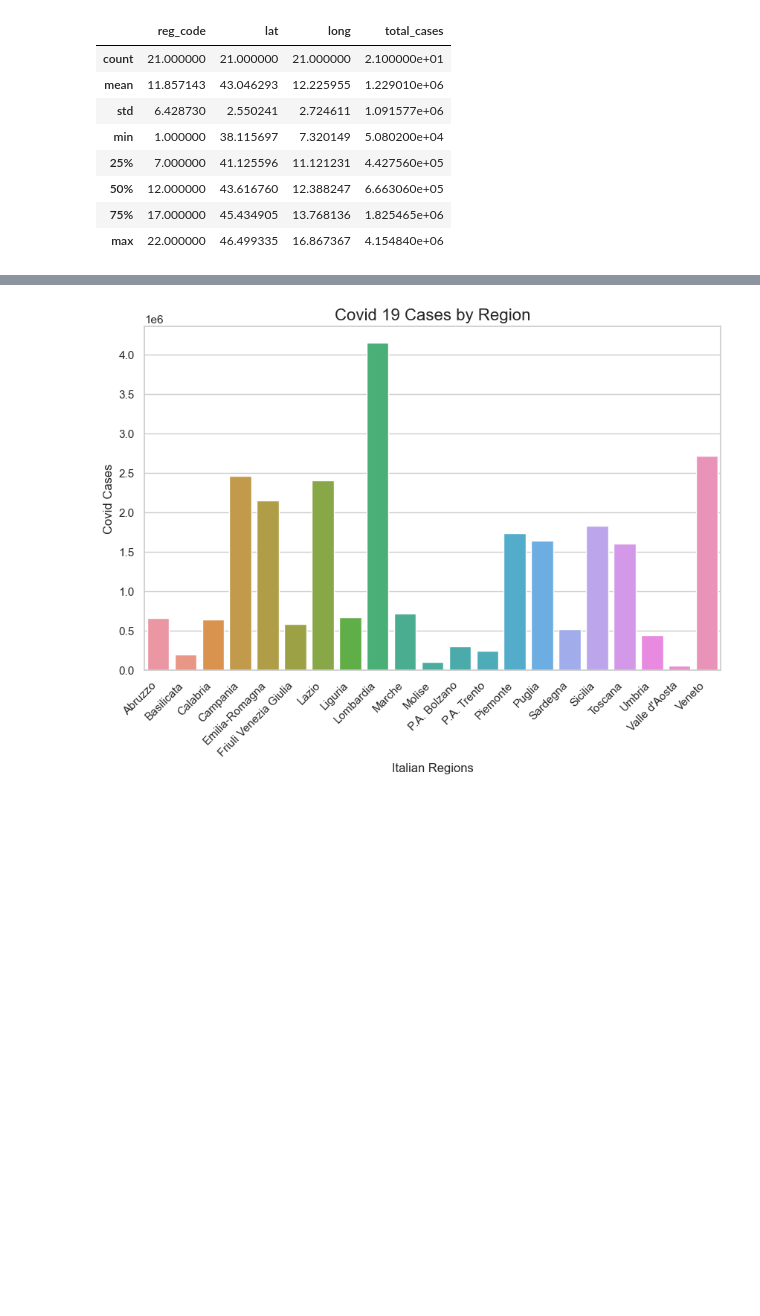
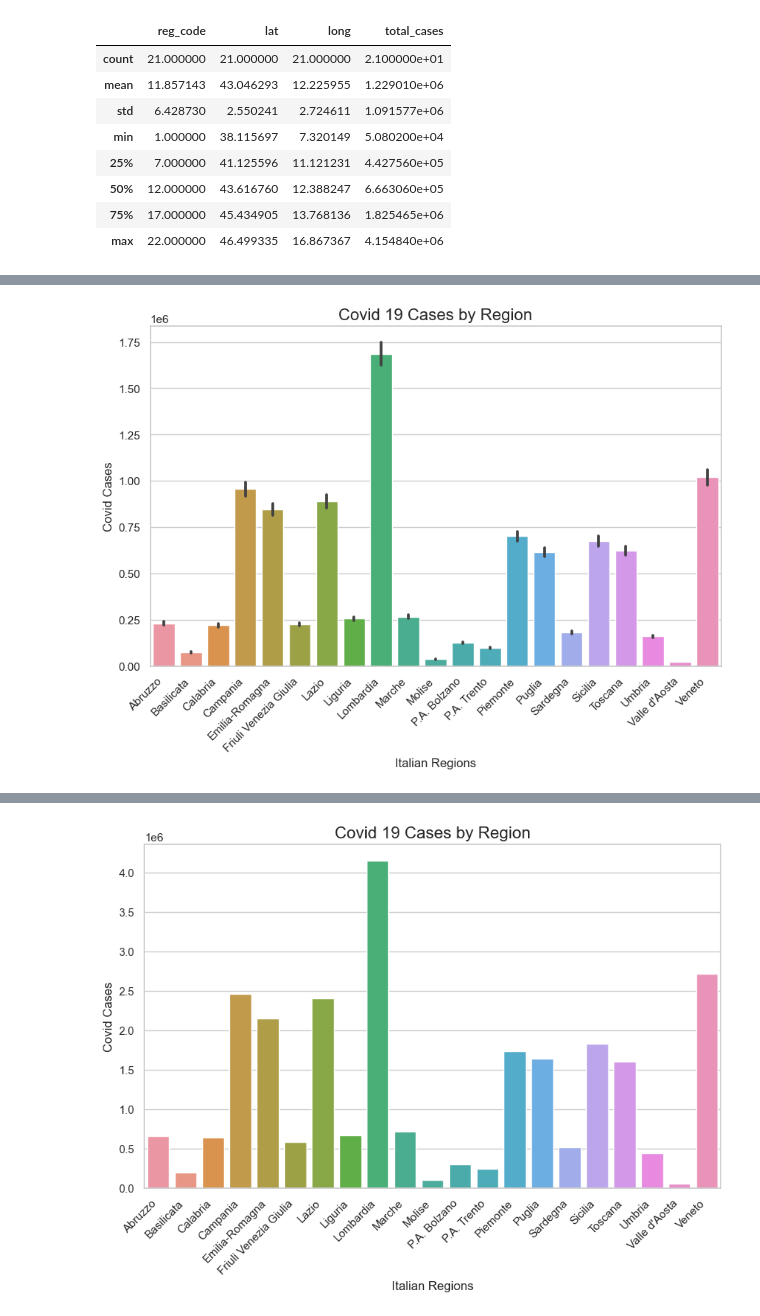
Before and after one commit to OmdenaAI/milan-italy-impact-covid-crimes, a Jupyter notebook: src/tasks/task-2-data-cleaning/files.ipynb, the cells around one changed output, grey strips where cells are left out. Saved outputs shown, nothing was run; the diff lists cells and outputs as text; code cells hidden in the pictures; blank space fills up the shorter version.

```diff
--- a/src/tasks/task-2-data-cleaning/files.ipynb
+++ b/src/tasks/task-2-data-cleaning/files.ipynb
@@ -143,0 +420,28 @@ regions_df2.describe()
+# %%
+# Modify the size column in the DataFrame
+covid_reg['size'] = covid_reg['total_cases']
+
+fig = px.scatter_mapbox(covid_reg, lat="lat", lon="lon",
+                        hover_name="reg_name", hover_data=["month", "year", "total_cases"],
+                        color_discrete_sequence=["red"], zoom=5, height=750, width=750,
+                        animation_frame="dt_str", size="size", size_max=10,
+                        animation_group="total_cases", range_color=[covid_reg['total_cases'].min(), covid_reg['total_cases'].max()])
+
+fig.update_layout(mapbox_style="open-street-map")
+# You can adjust the map view
+fig.update_layout(margin={"r":0, "t":0, "l":0, "b":0},
+                mapbox=dict(pitch=60, bearing=30))
+
+fig.update_traces(marker=dict(sizemin=10))  # Set the minimum marker size
+
+# fig.update_geos(projection_type="equirectangular", visible=True, resolution=110)
+
+print(fig.layout)
+print(fig.data)
+print(fig.frames)
+
+# fig.layout.updatemenus[0].buttons[0].args[1]["frame"]["duration"] = 1  # Set the frame duration (adjust as needed)
+
+# fig.write_html("scatter_mapbox.html")
+
+# fig.show()
@@ -143,0 +595,15 @@ regions_df2.describe()
+# %%
+# set style and figure size
+sns.set(style='whitegrid')
+fig, ax = plt.subplots(figsize=(10, 6))
+
+# plot bar chart and set title and axis labels
+sns.barplot(data=covid_reg, x='reg_name', y='total_cases', ax=ax) # Change colors using palette - 'palette='crest''
+plt.title('Covid 19 Cases by Region', fontsize=16)
+ax.set_xlabel('Italian Regions')
+ax.set_ylabel('Covid Cases')
+plt.xticks(rotation=45, ha='right') # ha = horizontal alignment
+
+plt.show()
+# %% [output]
+[figure, added]
```
Also changed, not shown: parts of 89 cells of this notebook, 2 other files.
